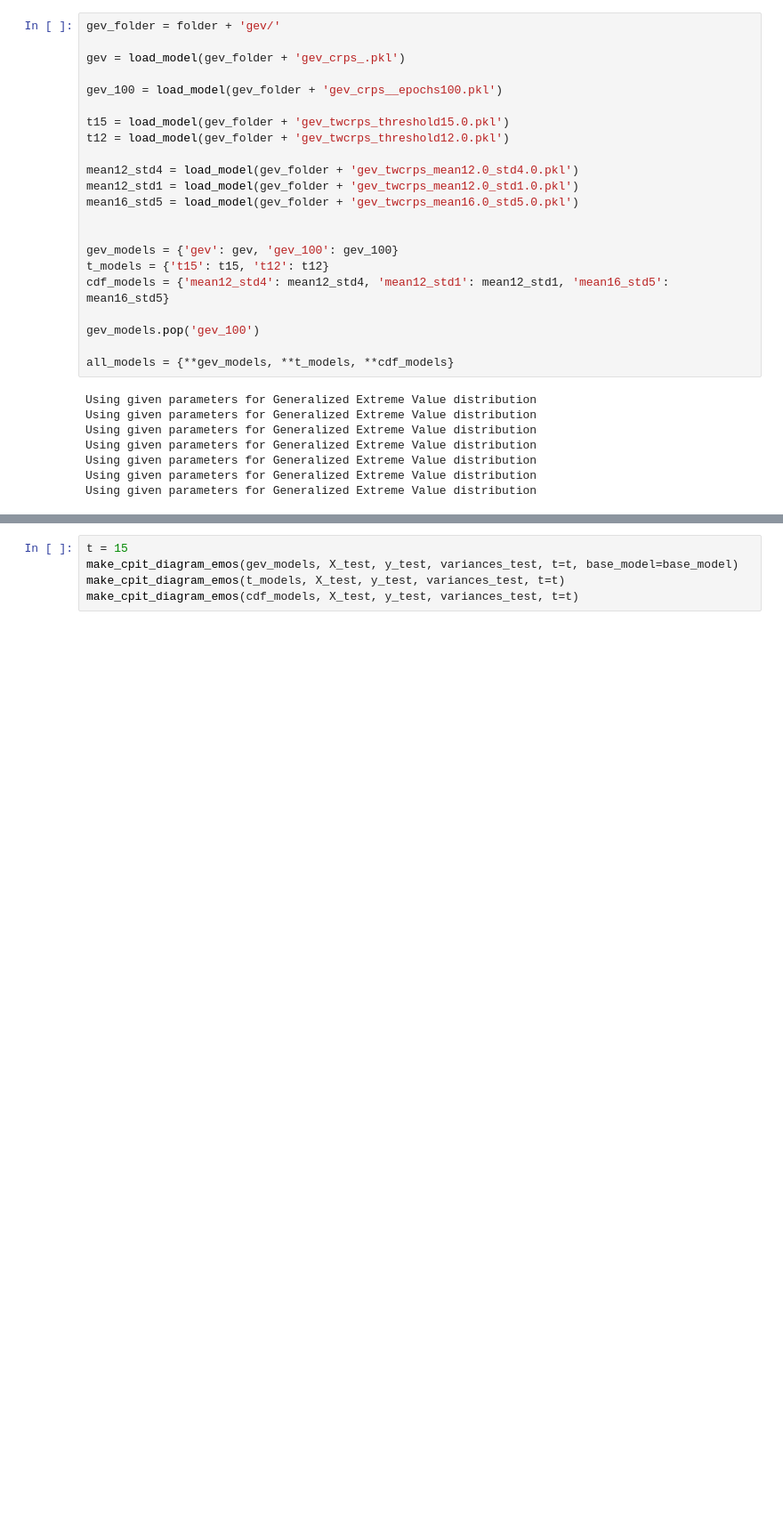
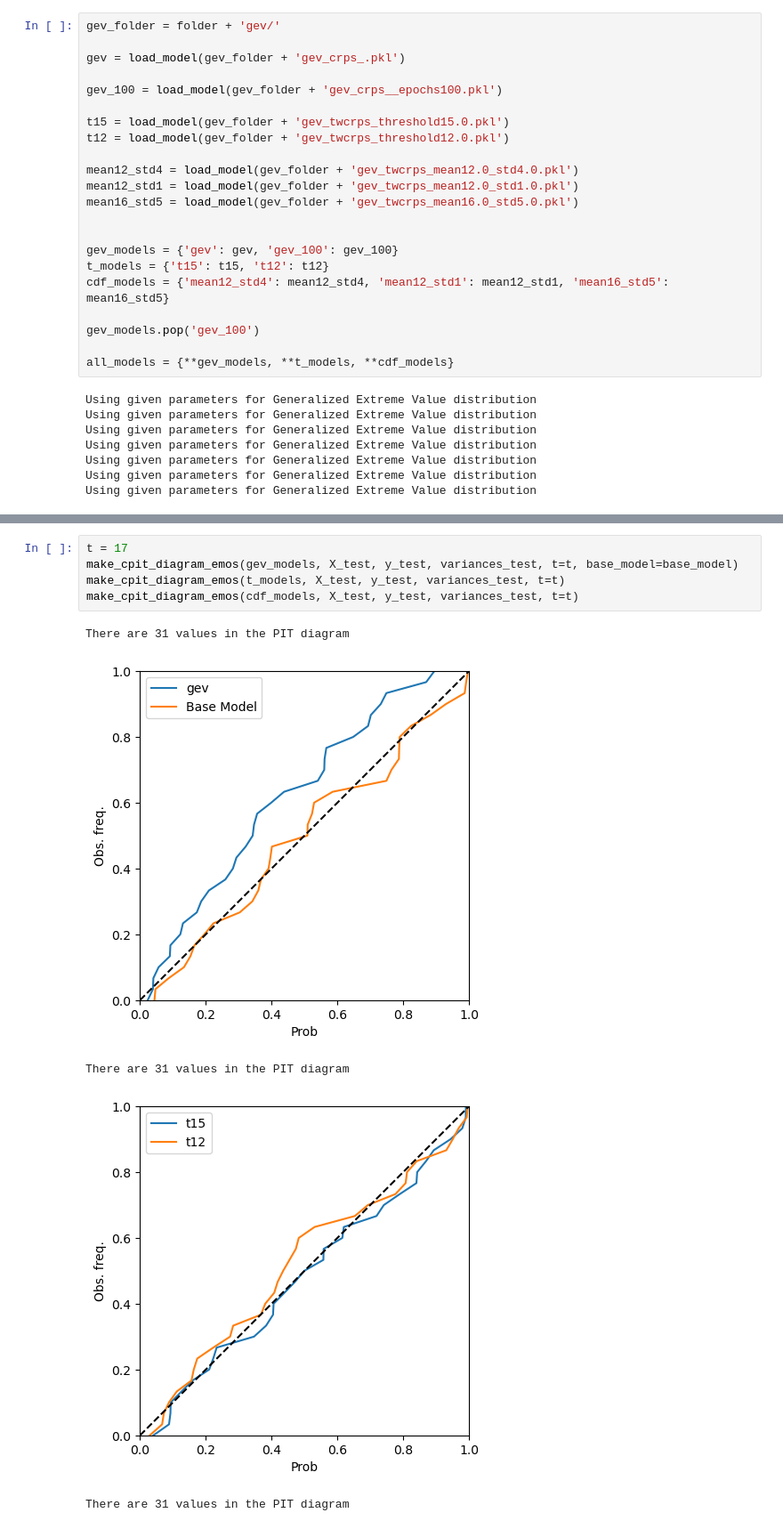
Before and after one commit to SimonHakvoort/thesiscode, a Jupyter notebook: src/emos_results/gev.ipynb, the cells around one changed output, grey strips where cells are left out. Shown: that part at 89% size. Drawn from its saved outputs; the diff is of its cells as text; blank space fills up the shorter version.

```diff
--- a/src/emos_results/gev.ipynb
+++ b/src/emos_results/gev.ipynb
@@ -105,5 +105,11 @@ mean16_std5 CRPS:  0.9054163
 # %%
-t = 15
+t = 17
 make_cpit_diagram_emos(gev_models, X_test, y_test, variances_test, t=t, base_model=base_model)
 make_cpit_diagram_emos(t_models, X_test, y_test, variances_test, t=t)
 make_cpit_diagram_emos(cdf_models, X_test, y_test, variances_test, t=t)
+# %% [output]
+There are 31 values in the PIT diagram
+[figure, added]
+There are 31 values in the PIT diagram
+[figure, added]
+There are 31 values in the PIT diagram
```
Also changed, not shown: parts of 9 cells of this notebook, 8 other files.
